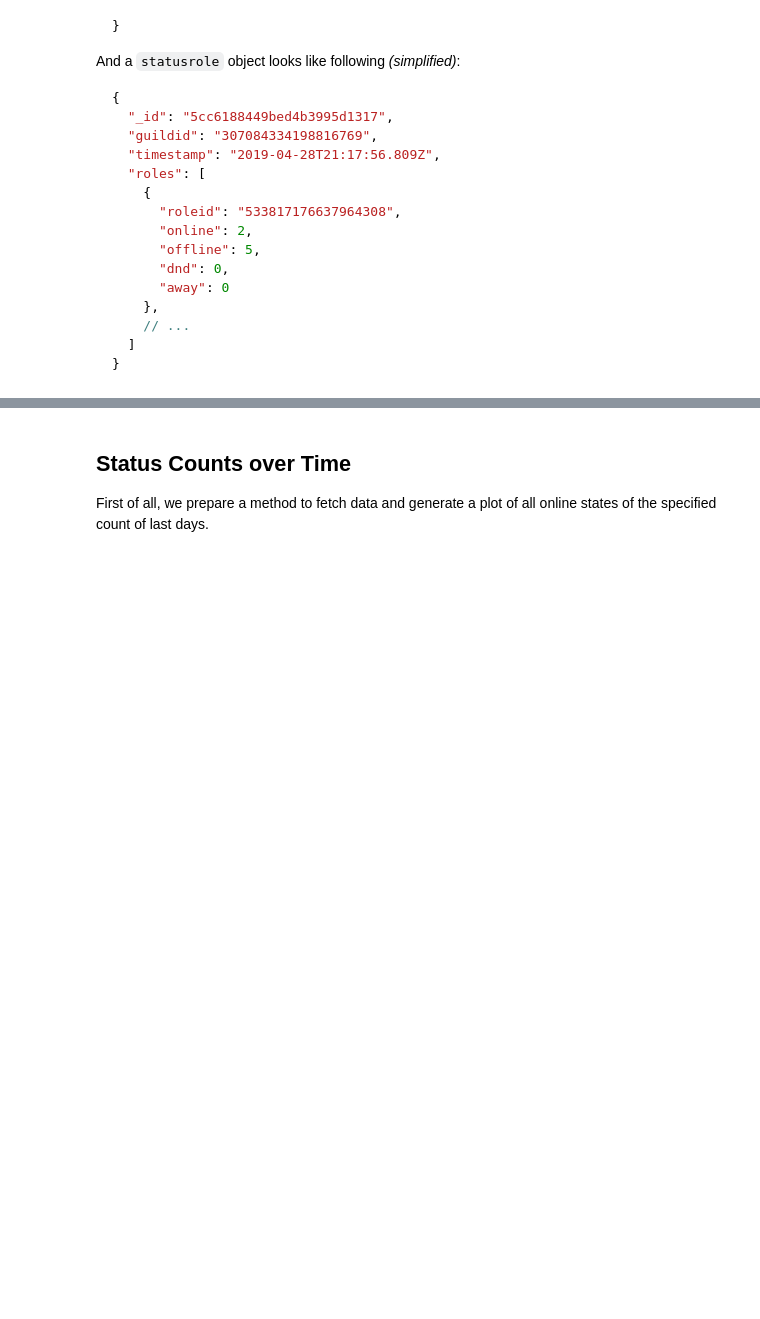
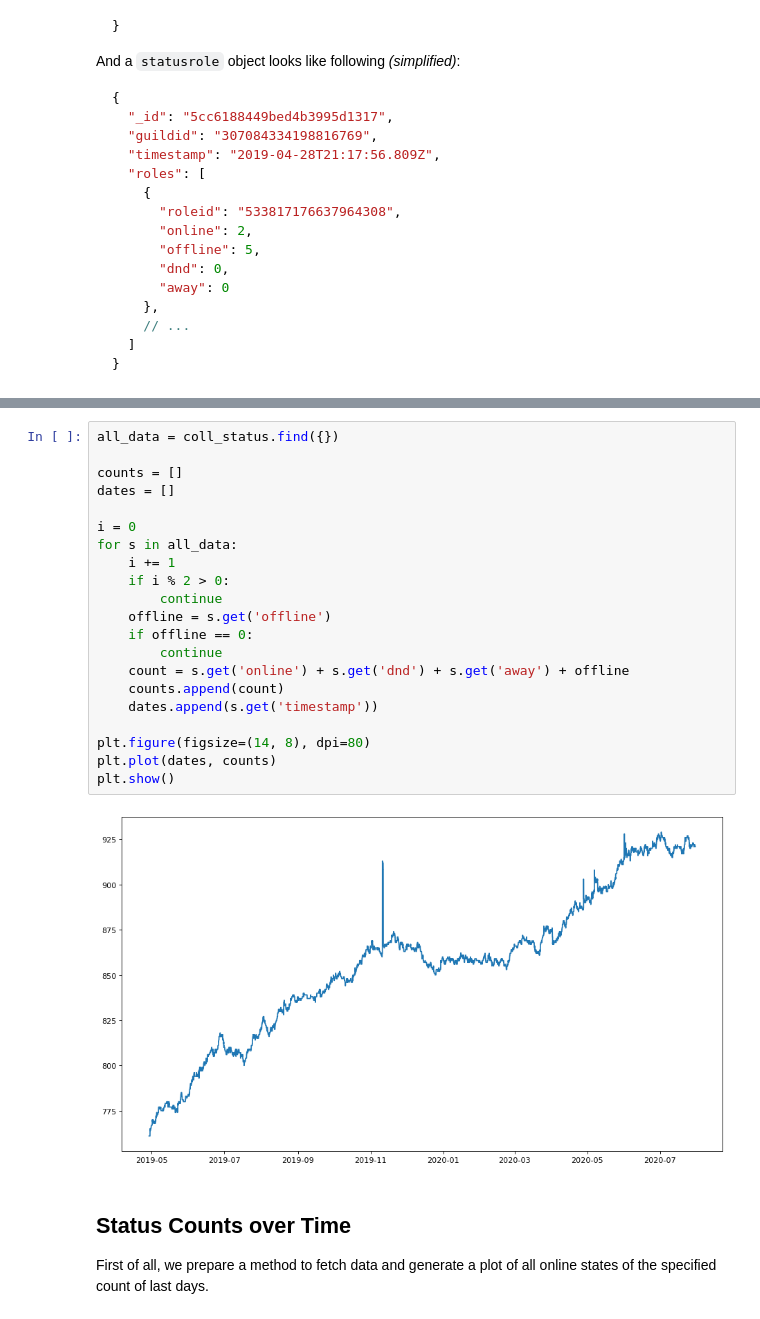
Before and after one commit to dev-schueppchen/kirby-results, a Jupyter notebook: Status.ipynb, the cells around one changed output, grey strips where cells are left out. Drawn from its saved outputs; the diff is of its cells as text; blank space fills up the shorter version.

```diff
--- a/Status.ipynb
+++ b/Status.ipynb
@@ -54,3 +59,26 @@ And a `statusrole` object looks like following *(simplified)*:
+# %%
+all_data = coll_status.find({})
+
+counts = []
+dates = []
+
+i = 0
+for s in all_data:
+    i += 1
+    if i % 2 > 0:
+        continue
+    offline = s.get('offline')
+    if offline == 0:
+        continue
+    count = s.get('online') + s.get('dnd') + s.get('away') + offline
+    counts.append(count)
+    dates.append(s.get('timestamp'))
+
+plt.figure(figsize=(14, 8), dpi=80)
+plt.plot(dates, counts)
+plt.show()
+# %% [output]
+[figure, added]
 # %% [markdown]
 ## Status Counts over Time
 
```
Also changed, not shown: parts of 16 cells of this notebook, 1 other file.
